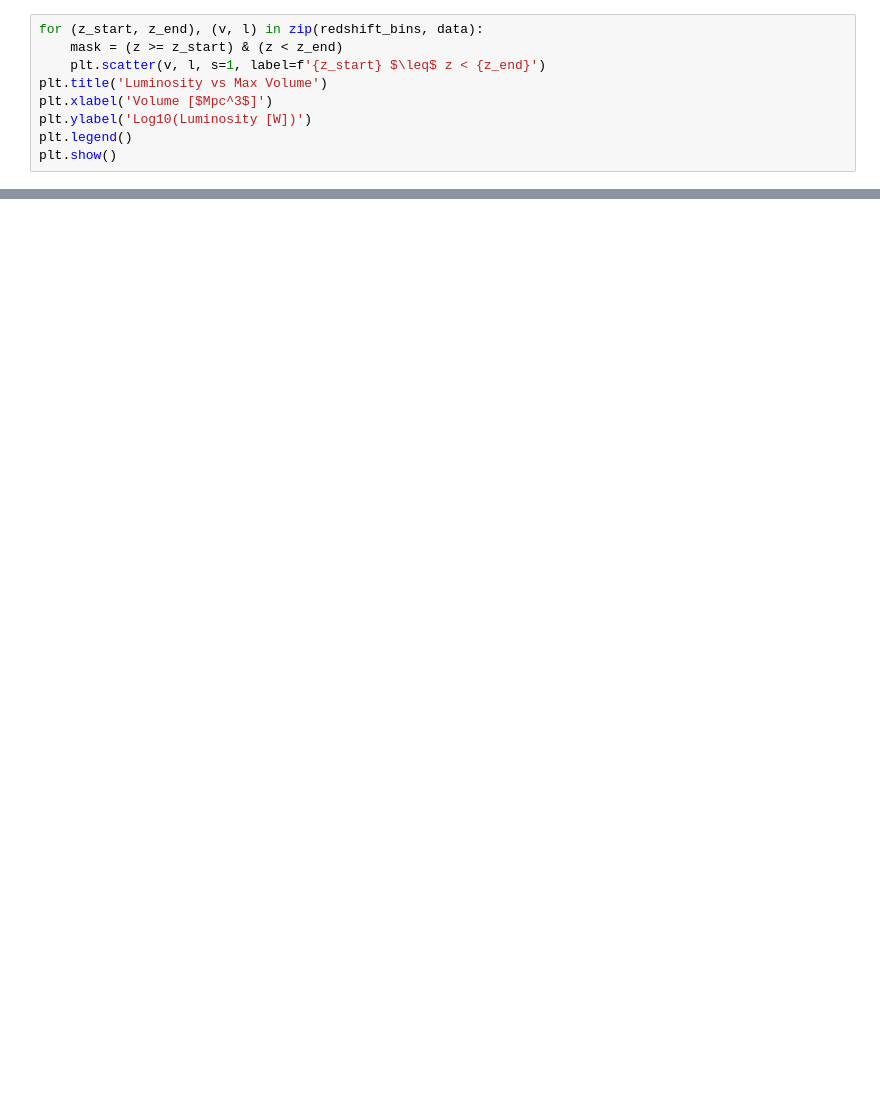
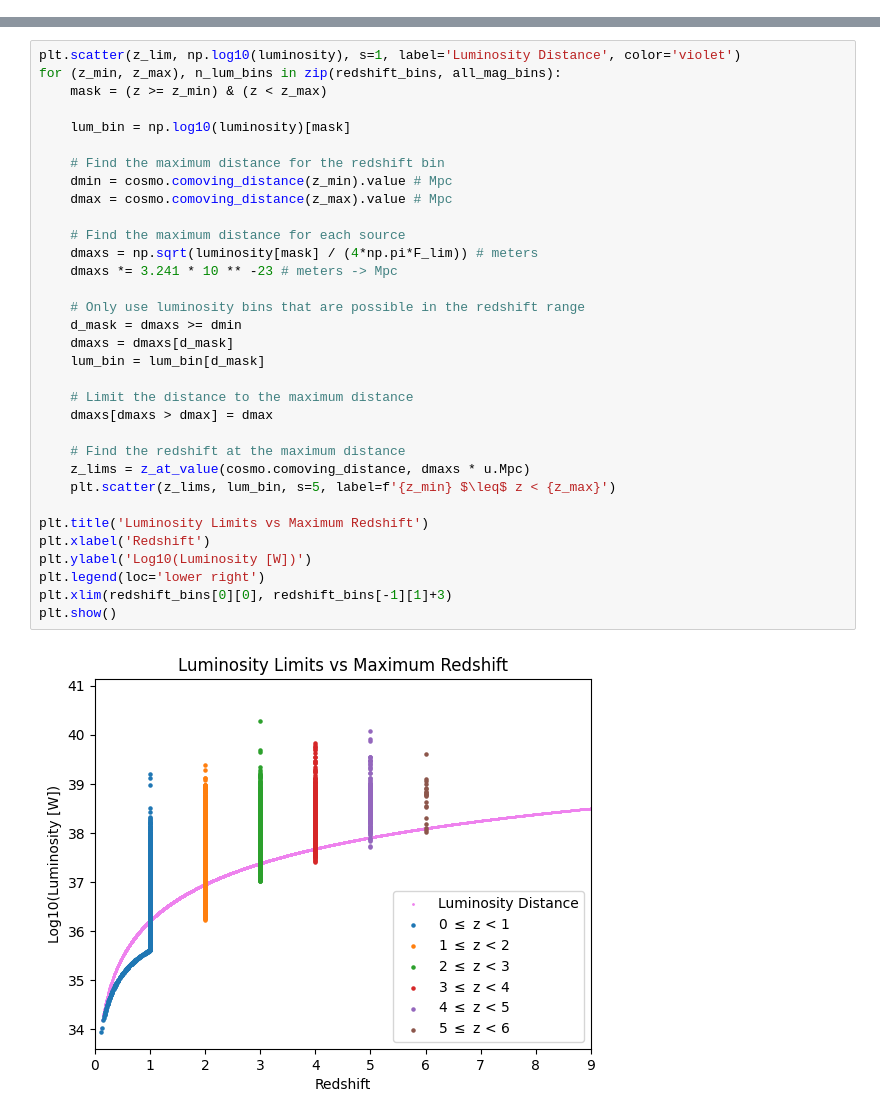
Before and after one commit to daniel-lyon/MPhil-Code, a Jupyter notebook: LUMFUNCS/vmax_bolometric.ipynb, the cells around one changed output, grey strips where cells are left out. Drawn from its saved outputs; the diff is of its cells as text; blank space fills up the shorter version.

```diff
--- a/LUMFUNCS/vmax_bolometric.ipynb
+++ b/LUMFUNCS/vmax_bolometric.ipynb
@@ -105,9 +40,0 @@ plt.show()
-# %%
-for (z_start, z_end), (v, l) in zip(redshift_bins, data):
-    mask = (z >= z_start) & (z < z_end)
-    plt.scatter(v, l, s=1, label=f'{z_start} $\leq$ z < {z_end}')
-plt.title('Luminosity vs Max Volume')
-plt.xlabel('Volume [$Mpc^3$]')
-plt.ylabel('Log10(Luminosity [W])')
-plt.legend()
-plt.show()
@@ -126,0 +88,35 @@ plt.show()
+# %%
+plt.scatter(z_lim, np.log10(luminosity), s=1, label='Luminosity Distance', color='violet')
+for (z_min, z_max), n_lum_bins in zip(redshift_bins, all_mag_bins):
+    mask = (z >= z_min) & (z < z_max)
+
+    lum_bin = np.log10(luminosity)[mask]
+
+    # Find the maximum distance for the redshift bin
+    dmin = cosmo.comoving_distance(z_min).value # Mpc
+    dmax = cosmo.comoving_distance(z_max).value # Mpc
+
+    # Find the maximum distance for each source
+    dmaxs = np.sqrt(luminosity[mask] / (4*np.pi*F_lim)) # meters
+    dmaxs *= 3.241 * 10 ** -23 # meters -> Mpc
+
+    # Only use luminosity bins that are possible in the redshift range
+    d_mask = dmaxs >= dmin
+    dmaxs = dmaxs[d_mask]
+    lum_bin = lum_bin[d_mask]
+
+    # Limit the distance to the maximum distance
+    dmaxs[dmaxs > dmax] = dmax
+
+    # Find the redshift at the maximum distance
+    z_lims = z_at_value(cosmo.comoving_distance, dmaxs * u.Mpc)
+    plt.scatter(z_lims, lum_bin, s=5, label=f'{z_min} $\leq$ z < {z_max}')
+
+plt.title('Luminosity Limits vs Maximum Redshift')
+plt.xlabel('Redshift')
+plt.ylabel('Log10(Luminosity [W])')
+plt.legend(loc='lower right')
+plt.xlim(redshift_bins[0][0], redshift_bins[-1][1]+3)
+plt.show()
+# %% [output]
+[figure, added]
```
Also changed, not shown: parts of 21 cells of this notebook, 8 other files.
